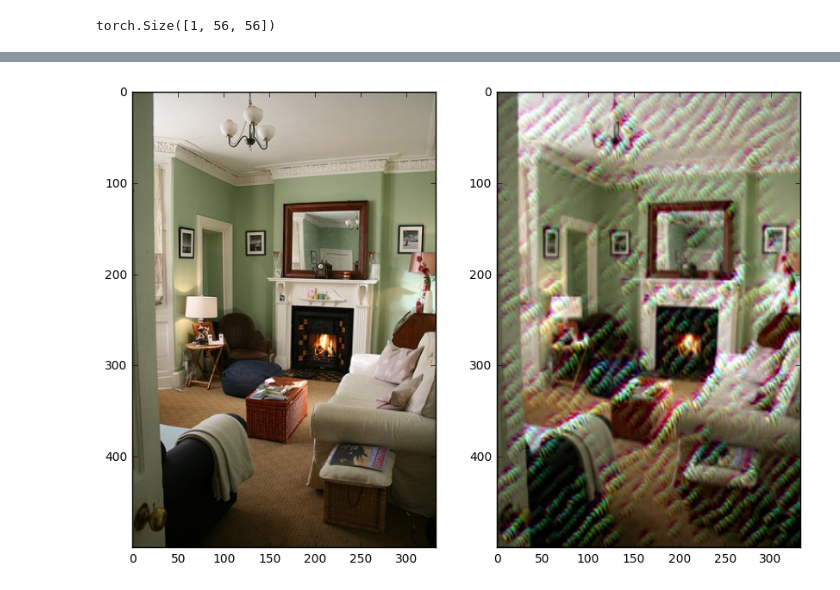
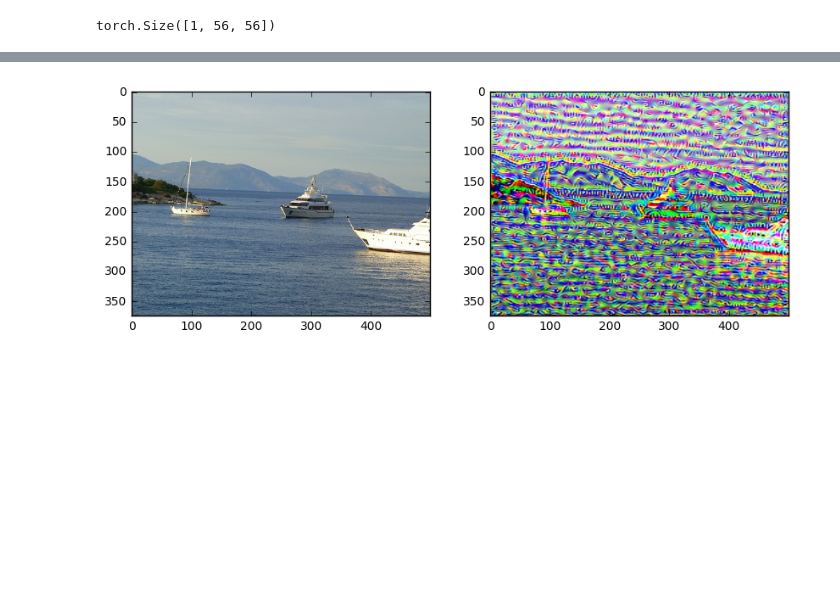
Before and after one commit to coding-blocks-archives/Perceptron_Summer_Noida_2018, a Jupyter notebook: class_19/Deep_Dream.ipynb, the cells around one changed output, grey strips where cells are left out. Cells and saved outputs as stored; diff of their text form; code cells hidden in the pictures; blank space fills up the shorter version.

```diff
--- a/class_19/Deep_Dream.ipynb
+++ b/class_19/Deep_Dream.ipynb
@@ -72,7 +72,7 @@ def dd_helper(image, layer, iterations, lr):
 
     for i in range(iterations):
         # out = vgg(inp)[:, 999]
-        out = run_through_layer(inp, layer)[:, 0, :, :]
+        out = run_through_layer(inp, layer)[:, :, :, :]
 
         loss = out.norm()
         loss.backward()
@@ -94,8 +94,8 @@ def deep_dream(image, layer, iterations, lr):
     # plt.imshow(img_res)
     return img_res
 # %%
-# im = io.imread('../../data/images/2007_000241.jpg')
-im = io.imread('../../data/images/2007_000804.jpg')
+im = io.imread('../../data/images/2007_000241.jpg')
+# im = io.imread('../../data/images/2007_000804.jpg')
 # im = np.uint8(255*np.random.random((500, 500, 3)))
 plt.imshow(im)
 # %% [output]
@@ -111,9 +111,9 @@ def plot_both(im1, im2):
 
     plt.show()
 # %%
-img = deep_dream(im, layer=10, iterations=10, lr=0.3)
+img = deep_dream(im, layer=8, iterations=10, lr=0.3)
 
 plot_both(im, img)
 # %% [output]
-[figure, old version]
+[figure, new version]
 # %%
```
Also changed, not shown: parts of 3 cells of this notebook, 2 other files.
